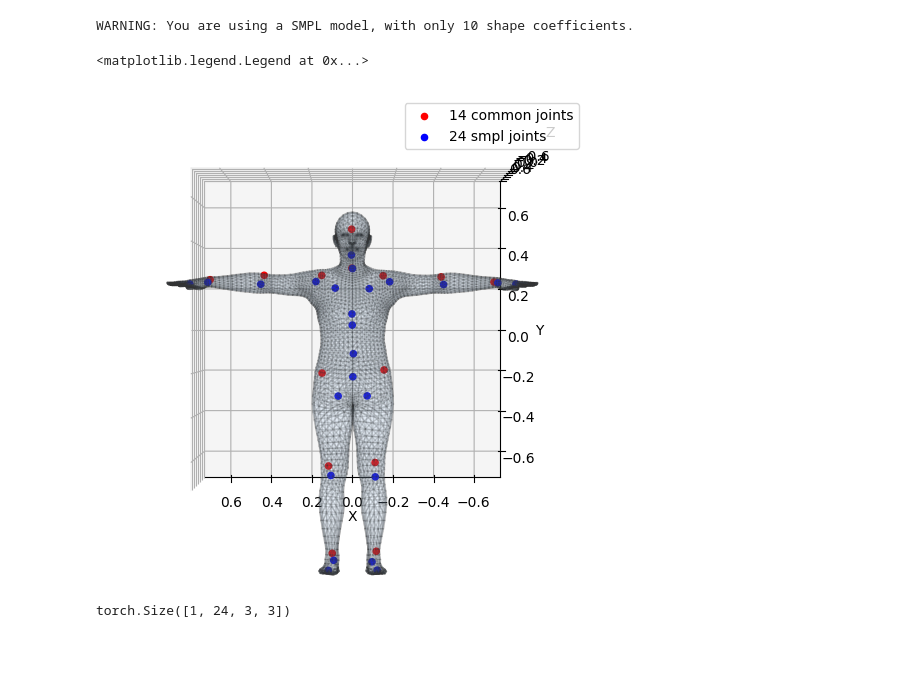
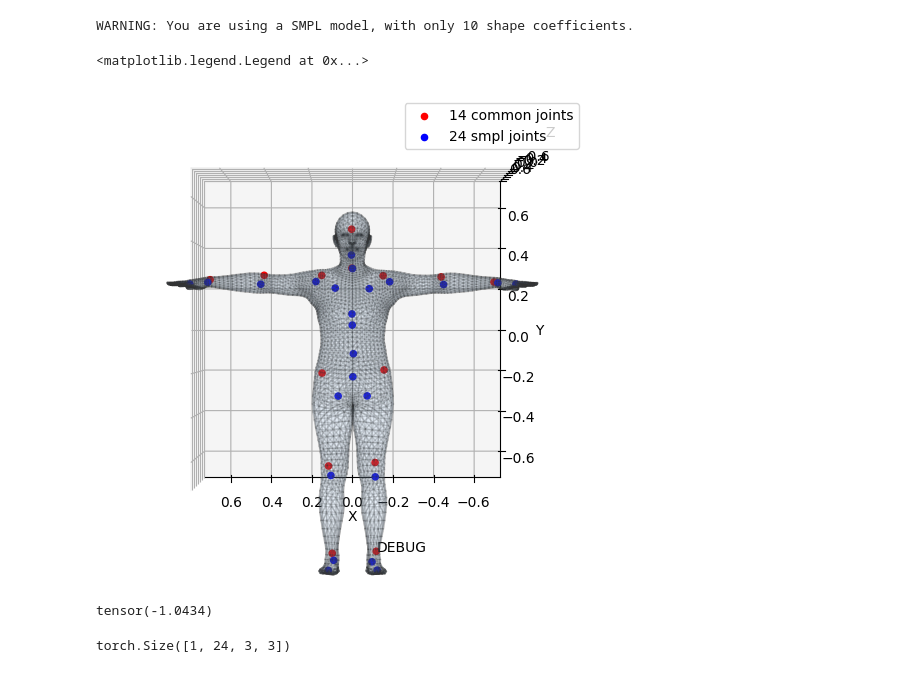
Before and after one commit to sspsk/thesis, a Jupyter notebook: notebooks/angle_quantization.ipynb, the cells around one changed output. Drawn from its saved outputs; the diff is of its cells as text; code cells hidden in the pictures.

```diff
--- a/notebooks/angle_quantization.ipynb
+++ b/notebooks/angle_quantization.ipynb
@@ -71,19 +71,25 @@ joints = output.joints[:,:24,:].cpu().detach()
 # %%
 ax = display_model(
             {'verts': output.vertices.cpu().detach(),
              'joints': output.joints[0,:24,:].cpu().detach()},
             model_faces=smpl.faces.astype(int),
             with_joints=False,
             kintree_table=smpl.parents,
             savepath=None,
             show=False)
 ax.view_init(elev=-90,azim=90)
 ax.scatter3D(j14[0,:,0],j14[0,:,1],j14[0,:,2],c='red',alpha=1,label='14 common joints')
+for i in range(14):
+    ax.text(j14[0,i,0],j14[0,i,1],j14[0,i,2],'DEBUG')
 ax.scatter3D(joints[0,:,0],joints[0,:,1],joints[0,:,2],c='blue',alpha=1,label='24 smpl joints')
 ax.legend()
 # %% [output]
 <matplotlib.legend.Legend at 0x...>
-[figure, old version]
+[figure, new version]
+# %%
+j14[0,0,1]
+# %% [output]
+tensor(-1.0434)
 # %%
 quant_mat = []
 for j in range(24):
```
Also changed, not shown: 2 other files.
